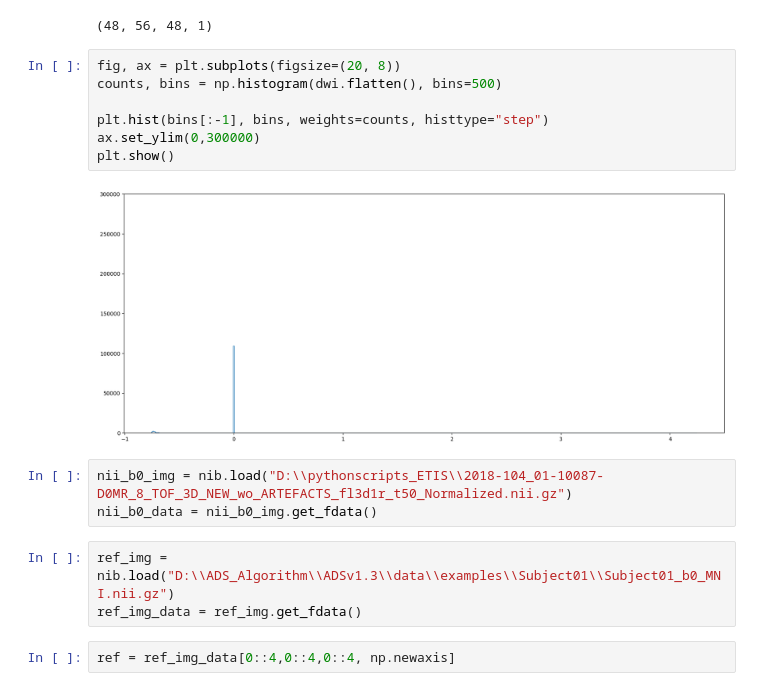
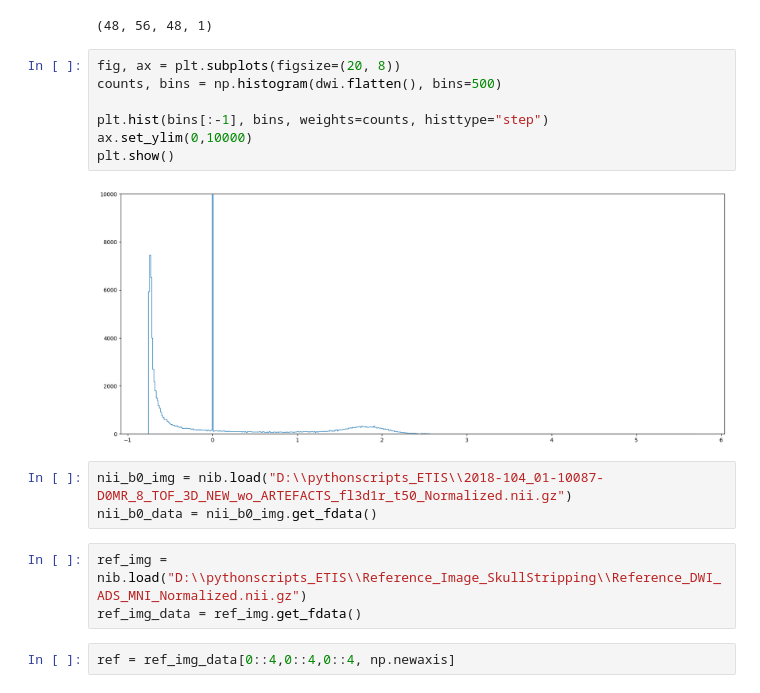
Before and after one commit to drci-foch/ETIS-Image, a Jupyter notebook: algo/preprocessing/SkullStripping.ipynb, the cells around one changed output. Drawn from its saved outputs; the diff is of its cells as text.

Commit message:
Skull stripping procedure works correctly for single images.

```diff
--- a/algo/preprocessing/SkullStripping.ipynb
+++ b/algo/preprocessing/SkullStripping.ipynb
@@ -69,17 +73,17 @@ dwi.shape
 # %%
 fig, ax = plt.subplots(figsize=(20, 8))
 counts, bins = np.histogram(dwi.flatten(), bins=500)
 
 plt.hist(bins[:-1], bins, weights=counts, histtype="step")
-ax.set_ylim(0,300000)
+ax.set_ylim(0,10000)
 plt.show()
 # %% [output]
-[figure, old version]
+[figure, new version]
 # %%
 nii_b0_img = nib.load("D:\\pythonscripts_ETIS\\2018-104_01-10087-D0MR_8_TOF_3D_NEW_wo_ARTEFACTS_fl3d1r_t50_Normalized.nii.gz")
 nii_b0_data = nii_b0_img.get_fdata()
 # %%
-ref_img = nib.load("D:\\ADS_Algorithm\\ADSv1.3\\data\\examples\\Subject01\\Subject01_b0_MNI.nii.gz")
+ref_img = nib.load("D:\\pythonscripts_ETIS\\Reference_Image_SkullStripping\\Reference_DWI_ADS_MNI_Normalized.nii.gz")
 ref_img_data = ref_img.get_fdata()
 # %%
 ref = ref_img_data[0::4,0::4,0::4, np.newaxis]
```
Also changed, not shown: parts of 17 cells of this notebook.
